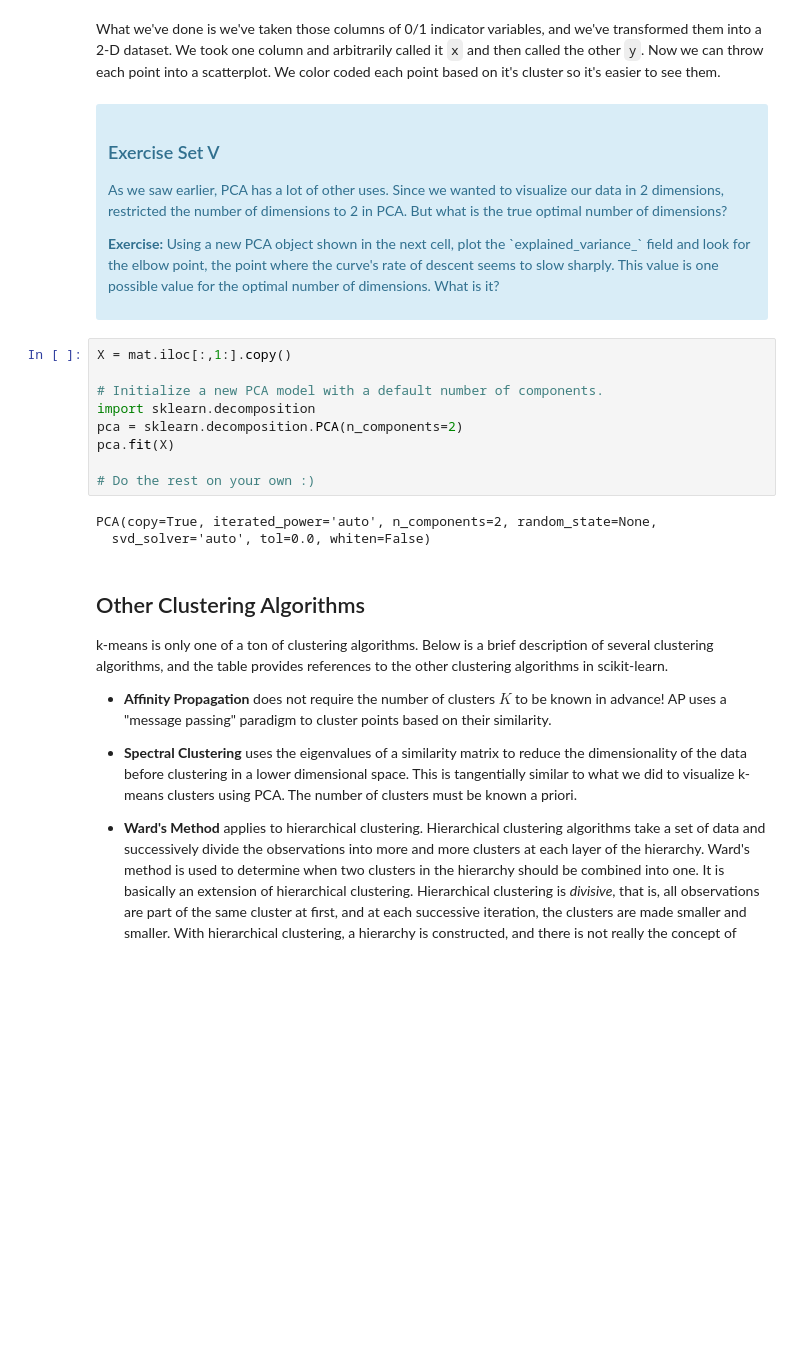
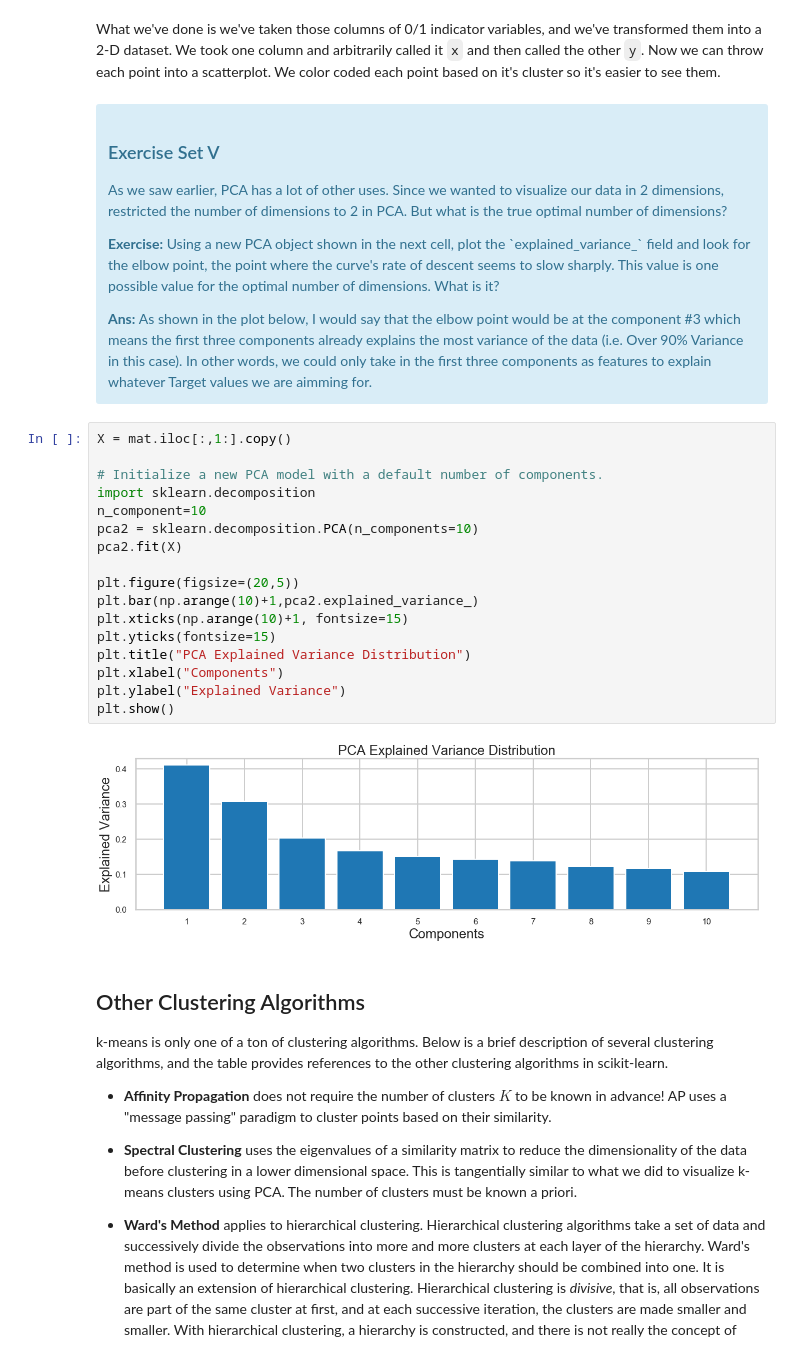
Before and after one commit to kyloop/sb_mp, a Jupyter notebook: Mini_Project_Clustering.ipynb, the cells around one changed output. Drawn from its saved outputs; the diff is of its cells as text; blank space fills up the shorter version.

```diff
--- a/Mini_Project_Clustering.ipynb
+++ b/Mini_Project_Clustering.ipynb
@@ -376,20 +375,27 @@ What we've done is we've taken those columns of 0/1 indicator variables, and we'
 
 <p>As we saw earlier, PCA has a lot of other uses. Since we wanted to visualize our data in 2 dimensions, restricted the number of dimensions to 2 in PCA. But what is the true optimal number of dimensions?</p>
 
-<p><b>Exercise:</b> Using a new PCA object shown in the next cell, plot the `explained_variance_` field and look for the elbow point, the point where the curve's rate of descent seems to slow sharply. This value is one possible value for the optimal number of dimensions. What is it?</p>
+<p><b>Exercise:</b> Using a new PCA object shown in the next cell, plot the `explained_variance_` field and look for the elbow point, the point where the curve's rate of descent seems to slow sharply. This value is one possible value for the optimal number of dimensions. What is it?</p> <b>Ans: </b> As shown in the plot below, I would say that the elbow point would be at the component #3 which means the first three components already explains the most variance of the data (i.e. Over 90% Variance in this case). In other words, we could only take in the first three components as features to explain whatever Target values we are aimming for.
 </div>
 # %%
 X = mat.iloc[:,1:].copy()
 
 # Initialize a new PCA model with a default number of components.
 import sklearn.decomposition
-pca = sklearn.decomposition.PCA(n_components=2)
-pca.fit(X)
+n_component=10
+pca2 = sklearn.decomposition.PCA(n_components=10)
+pca2.fit(X)
 
-# Do the rest on your own :)
+plt.figure(figsize=(20,5))
+plt.bar(np.arange(10)+1,pca2.explained_variance_)
+plt.xticks(np.arange(10)+1, fontsize=15)
+plt.yticks(fontsize=15)
+plt.title("PCA Explained Variance Distribution")
+plt.xlabel("Components")
+plt.ylabel("Explained Variance")
+plt.show()
 # %% [output]
-PCA(copy=True, iterated_power='auto', n_components=2, random_state=None,
-  svd_solver='auto', tol=0.0, whiten=False)
+[figure, added]
 # %% [markdown]
 ## Other Clustering Algorithms
 
```
Also changed, not shown: parts of 2 cells of this notebook.
